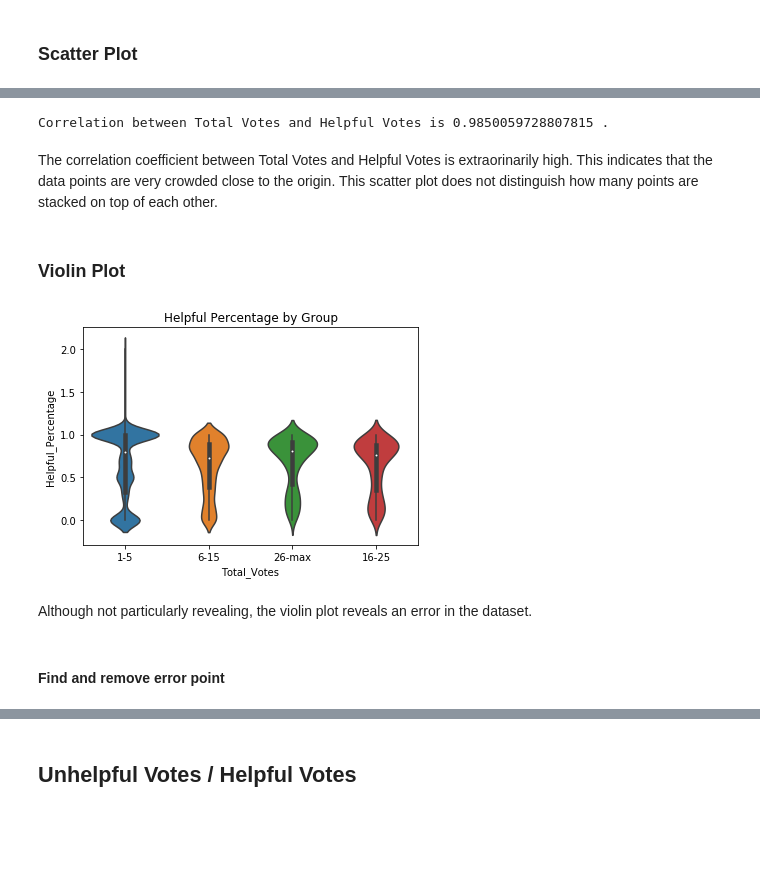
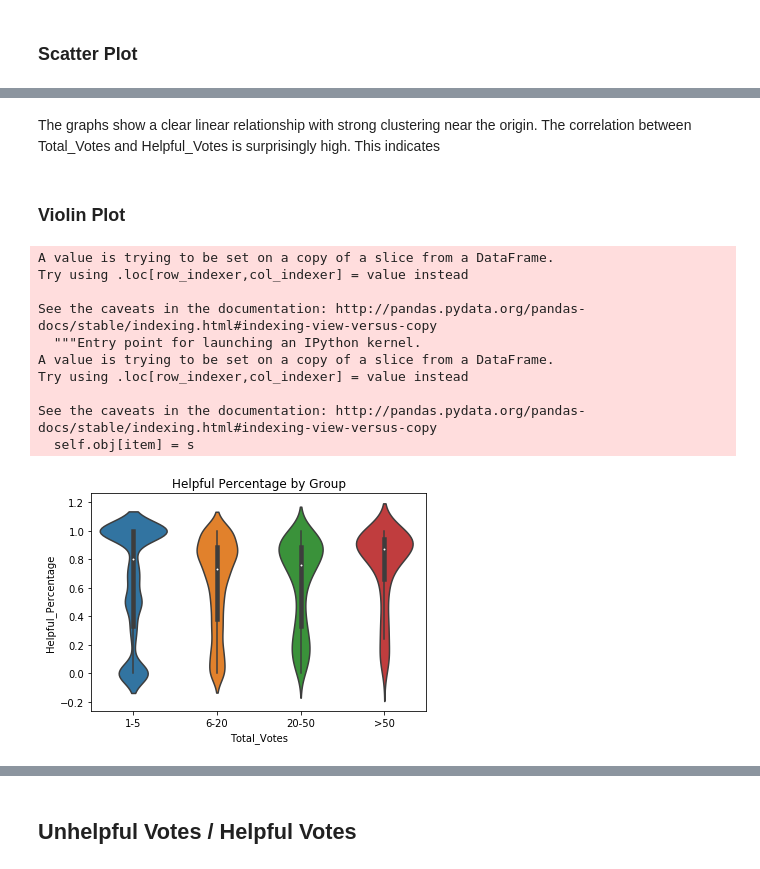
Before and after one commit to coreyjwade/Ranking_Reviewers_EDA, a Jupyter notebook: EDA_Ranking_Reviewers.ipynb, the cells around one changed output, grey strips where cells are left out. Drawn from its saved outputs; the diff is of its cells as text; code cells hidden in the pictures; blank space fills up the shorter version.

```diff
--- a/EDA_Ranking_Reviewers.ipynb
+++ b/EDA_Ranking_Reviewers.ipynb
@@ -63,10 +79,6 @@ df['Total_Votes'] = myList[:,1]
 # %%
 # Create column for unhelpful votes
 df['Unhelpful_Votes'] = df['Total_Votes']-df['Helpful_Votes']
-
-# Create column for percentage of helpful votes
-df['Helpful_Percentage'] = (df['Helpful_Votes']/df['Total_Votes']).fillna(0)
-# fillna(0) will convert NaN to 0 when totalVotes == 0
 
 # Create column for helpful votes above expected helpful votes
 helpfulPercentage = 0.7426197720523914
@@ -82,12 +94,12 @@ df['Helpful_Votes_User'] = df.groupby('reviewerID')['Helpful_Votes'].transform('
 # Create column that sums total votes
 df['Total_Votes_User'] = df.groupby('reviewerID')['Total_Votes'].transform('sum')
 
-# Create column that sums unhelpful votes
-df['Unhelpful_Votes_User'] = df.groupby('reviewerID')['Unhelpful_Votes'].transform('sum')
-
 # Create column for user's percentage of helpful votes
 df['User_Helpful_Percentage']=(df['Helpful_Votes_User']/df['Total_Votes_User']).fillna(0)
 # fillna(0) will convert NaN to 0 when totalVotes_User == 0
+
+# Create column that sums unhelpful votes
+df['Unhelpful_Votes_User'] = df.groupby('reviewerID')['Unhelpful_Votes'].transform('sum')
 
 # Create column for user's helpful votes above expected helpful votes
 df['Helpful_Above_Mean_User'] = df['Helpful_Votes_User']-df['Total_Votes_User']*helpfulPercentage
@@ -100,19 +112,6 @@ df['Helpful_Votes_Book'] = df.groupby('asin')['Helpful_Votes'].transform('sum')
 
 # Create column that sums total votes per book
 df['Total_Votes_Book'] = df.groupby('asin')['Total_Votes'].transform('sum')
-
-# Create column to group rows by total votes
-df['Vote_Group'] = "None"
-# Label the column depending on number of total votes.
-df.loc[(df['Total_Votes'] <= 5) & (df['Total_Votes'] > 0), 'Vote_Group'] = "1-5"
-df.loc[(df['Total_Votes'] <= 15) & (df['Total_Votes'] > 5), 'Vote_Group'] = "6-15"
-df.loc[(df['Total_Votes'] <= 25) & (df['Total_Votes'] > 15), 'Vote_Group'] = "16-25"
-df.loc[df['Total_Votes'] >= 26, 'Vote_Group'] = "26-max"
-
-# Show all columns
-pd.set_option('display.max_columns', None)
-# View updated DataFrame
-df.head()
 # %% [output]
 |  | asin | helpful | overall | reviewText | reviewTime | reviewerID | reviewerName | summary | unixReviewTime | ... |
 | 0 | 000100039X | [0, 0] | 5.0 | Spiritually and mentally inspirin... | 12 16, 2012 | A10000012B7CGYKOMPQ4L | Adam | Wonderful! | 1355616000 | ... |
@@ -122,0 +128,4 @@ df.head()
+# %%
+df['Helpful_Rating']=100/(1+100*np.exp(-0.8*df['Helpful_Above_Mean']))-100/101
+
+df['Helpful_Rating']=(df['Helpful_Percentage']*100 + df['Helpful_Rating'])/2
@@ -217,30 +251,30 @@ plt.show()
-# %%
-def correlation(x,y):
-    """Compute Pearson correlation coefficient between two arrays."""
-    # Compute correlation matrix: corr_mat
-    corr_mat = np.corrcoef(x,y)
-
-    # Return entry [0,1]
-    return corr_mat[0,1]
-
-# compute correlation of x,y from above plot
-coeff = correlation(x,y)
-print('Correlation between Total Votes and Helpful Votes is', coeff, '.')
-# %% [output]
-Correlation between Total Votes and Helpful Votes is 0.9850059728807815 .
-# %% [markdown]
-The correlation coefficient between Total Votes and Helpful Votes is extraorinarily high. This indicates that the data points are very crowded close to the origin. This scatter plot does not distinguish how many points are stacked on top of each other.
+# %% [markdown]
+The graphs show a clear linear relationship with strong clustering near the origin. The correlation between Total_Votes and Helpful_Votes is surprisingly high. This indicates
 # %% [markdown]
 ### Violin Plot
 # %%
+df_sub['label']='None'
+
+# Label the column depending on number of Total_Votes.
+df_sub.loc[df_sub['Total_Votes'] <= 5, 'label'] = "1-5"
+df_sub.loc[(df_sub['Total_Votes'] > 5) & (df_sub['Total_Votes'] <= 20), 'label'] = "6-20"
+df_sub.loc[(df_sub['Total_Votes'] > 20) & (df_sub['Total_Votes'] <= 50), 'label'] = "21-50"
+df_sub.loc[df_sub['Total_Votes'] > 50, 'label'] = ">50"
+
 # Create Violin Plot
 import seaborn as sns
-_ = sns.violinplot(x='Vote_Group', y='Helpful_Percentage', data=df_sub)
+_ = sns.violinplot(x='label', y='Helpful_Percentage', data=df_sub, order=['1-5', '6-20', '20-50', '>50'])
 _ = plt.xlabel('Total_Votes')
 _ = plt.title('Helpful Percentage by Group')
 # %% [output]
+A value is trying to be set on a copy of a slice from a DataFrame.
+Try using .loc[row_indexer,col_indexer] = value instead
+
+See the caveats in the documentation: http://pandas.pydata.org/pandas-docs/stable/indexing.html#indexing-view-versus-copy
+  """Entry point for launching an IPython kernel.
+A value is trying to be set on a copy of a slice from a DataFrame.
+Try using .loc[row_indexer,col_indexer] = value instead
+
+See the caveats in the documentation: http://pandas.pydata.org/pandas-docs/stable/indexing.html#indexing-view-versus-copy
+  self.obj[item] = s
-[figure, old version]
+[figure, new version]
-# %% [markdown]
-Although not particularly revealing, the violin plot reveals an error in the dataset.
-# %% [markdown]
-#### Find and remove error point
```
Also changed, not shown: parts of 55 cells of this notebook.
